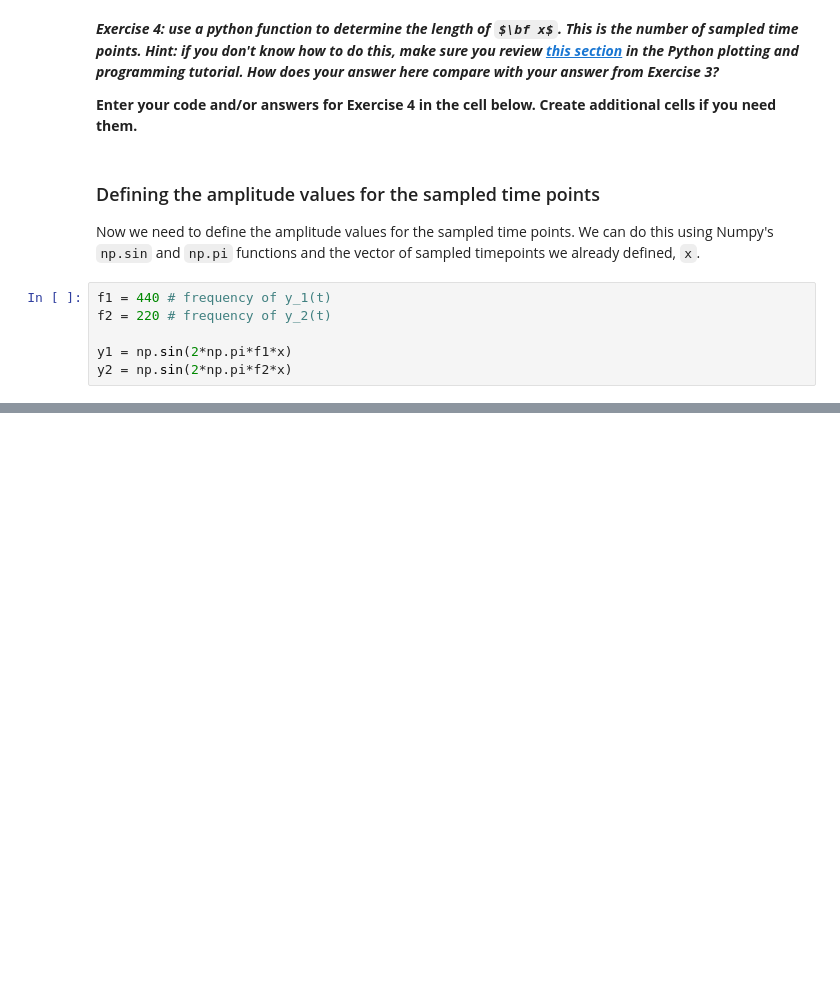
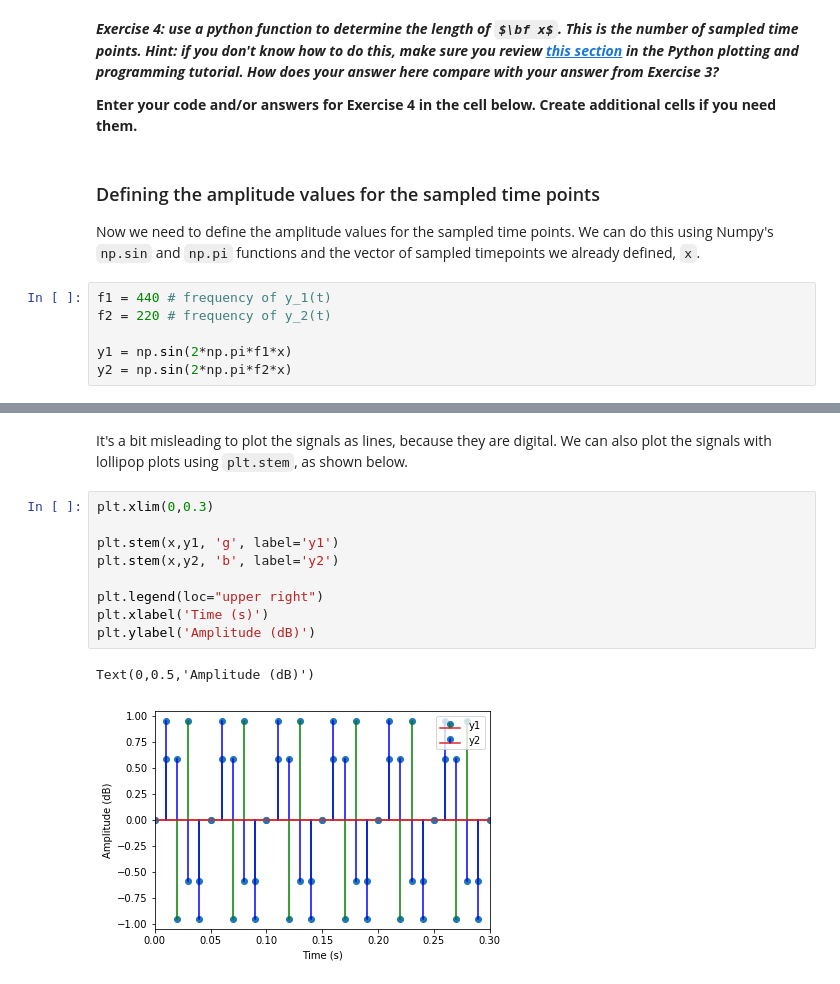
Before and after one commit to ling592b/class_1-2, a Jupyter notebook: 592B-S18_class_1-2.ipynb, the cells around one changed output, grey strips where cells are left out. Drawn from its saved outputs; the diff is of its cells as text; some formulas as TeX source; blank space fills up the shorter version.

```diff
--- a/592B-S18_class_1-2.ipynb
+++ b/592B-S18_class_1-2.ipynb
@@ -340,0 +213,14 @@ wave_crow.make_audio()
+# %% [markdown]
+It's a bit misleading to plot the signals as lines, because they are digital. We can also plot the signals with lollipop plots using `plt.stem`, as shown below.
+# %%
+plt.xlim(0,0.3)
+
+plt.stem(x,y1, 'g', label='y1')
+plt.stem(x,y2, 'b', label='y2')
+
+plt.legend(loc="upper right")
+plt.xlabel('Time (s)')
+plt.ylabel('Amplitude (dB)')
+# %% [output]
+Text(0,0.5,'Amplitude (dB)')
+[figure, added]
```
Also changed, not shown: parts of 36 cells of this notebook.
